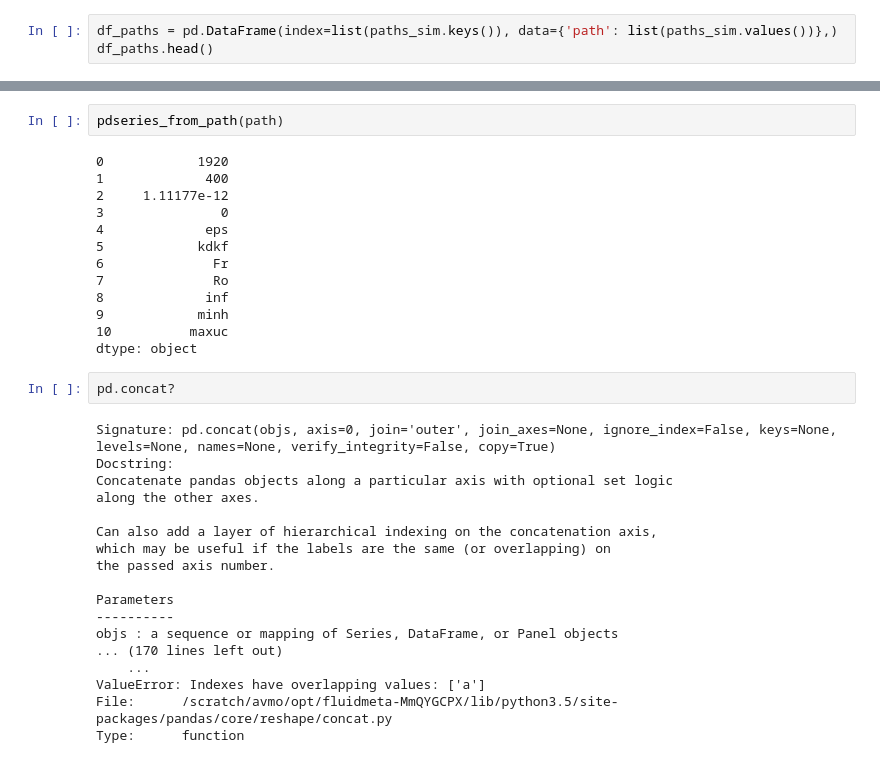
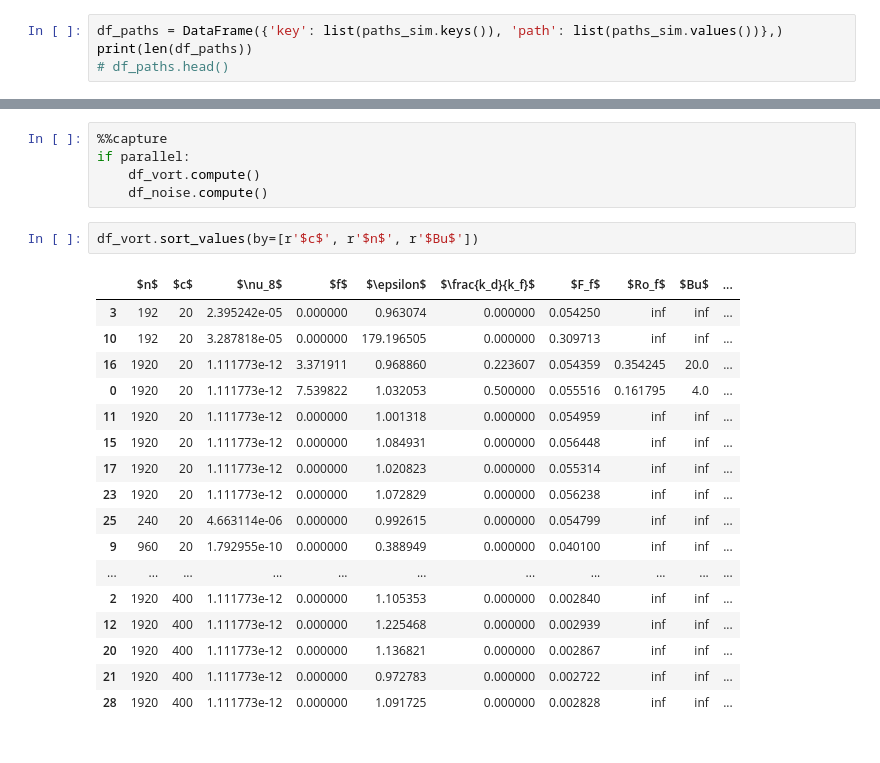
Before and after one commit to ashwinvis/augieretal_jfm_2019_shallow_water, a Jupyter notebook: Jupyter/scratchpad.ipynb, the cells around one changed output, grey strips where cells are left out. Cells and saved outputs as stored; diff of their text form.

```diff
--- a/Jupyter/scratchpad.ipynb
+++ b/Jupyter/scratchpad.ipynb
@@ -11,4 +8,5 @@ df_noise
 # %%
-df_paths = pd.DataFrame(index=list(paths_sim.keys()), data={'path': list(paths_sim.values())},)
-df_paths.head()
+df_paths = DataFrame({'key': list(paths_sim.keys()), 'path': list(paths_sim.values())},)
+print(len(df_paths))
+# df_paths.head()
 # %% [output]
@@ -54,35 +64,25 @@ df_noise.head()
-# %%
-pdseries_from_path(path)
-# %% [output]
-0            1920
-1             400
-2     1.11177e-12
-3               0
-4             eps
-5            kdkf
-6              Fr
-7              Ro
-8             inf
-9            minh
-10          maxuc
-dtype: object
-# %%
-pd.concat?
-# %% [output]
-Signature: pd.concat(objs, axis=0, join='outer', join_axes=None, ignore_index=False, keys=None, levels=None, names=None, verify_integrity=False, copy=True)
-Docstring:
-Concatenate pandas objects along a particular axis with optional set logic
-along the other axes.
-
-Can also add a layer of hierarchical indexing on the concatenation axis,
-which may be useful if the labels are the same (or overlapping) on
-the passed axis number.
-
-Parameters
-----------
-objs : a sequence or mapping of Series, DataFrame, or Panel objects
-... (170 lines left out)
-    ...
-ValueError: Indexes have overlapping values: ['a']
-File:      /scratch/avmo/opt/fluidmeta-MmQYGCPX/lib/python3.5/site-packages/pandas/core/reshape/concat.py
-Type:      function
+# %%
+%%capture
+if parallel:
+    df_vort.compute()
+    df_noise.compute()
+# %%
+df_vort.sort_values(by=[r'$c$', r'$n$', r'$Bu$'])
+# %% [output]
+|  | $n$ | $c$ | $\nu_8$ | $f$ | $\epsilon$ | $\frac{k_d}{k_f}$ | $F_f$ | $Ro_f$ | $Bu$ | ... |
+| 3 | 192 | 20 | 2.395242e-05 | 0.000000 | 0.963074 | 0.000000 | 0.054250 | inf | inf | ... |
+| 10 | 192 | 20 | 3.287818e-05 | 0.000000 | 179.196505 | 0.000000 | 0.309713 | inf | inf | ... |
+| 16 | 1920 | 20 | 1.111773e-12 | 3.371911 | 0.968860 | 0.223607 | 0.054359 | 0.354245 | 20.0 | ... |
+| 0 | 1920 | 20 | 1.111773e-12 | 7.539822 | 1.032053 | 0.500000 | 0.055516 | 0.161795 | 4.0 | ... |
+| 11 | 1920 | 20 | 1.111773e-12 | 0.000000 | 1.001318 | 0.000000 | 0.054959 | inf | inf | ... |
+| 15 | 1920 | 20 | 1.111773e-12 | 0.000000 | 1.084931 | 0.000000 | 0.056448 | inf | inf | ... |
+| 17 | 1920 | 20 | 1.111773e-12 | 0.000000 | 1.020823 | 0.000000 | 0.055314 | inf | inf | ... |
+| 23 | 1920 | 20 | 1.111773e-12 | 0.000000 | 1.072829 | 0.000000 | 0.056238 | inf | inf | ... |
+| 25 | 240 | 20 | 4.663114e-06 | 0.000000 | 0.992615 | 0.000000 | 0.054799 | inf | inf | ... |
+| 9 | 960 | 20 | 1.792955e-10 | 0.000000 | 0.388949 | 0.000000 | 0.040100 | inf | inf | ... |
+| ... | ... | ... | ... | ... | ... | ... | ... | ... | ... | ... |
+| 2 | 1920 | 400 | 1.111773e-12 | 0.000000 | 1.105353 | 0.000000 | 0.002840 | inf | inf | ... |
+| 12 | 1920 | 400 | 1.111773e-12 | 0.000000 | 1.225468 | 0.000000 | 0.002939 | inf | inf | ... |
+| 20 | 1920 | 400 | 1.111773e-12 | 0.000000 | 1.136821 | 0.000000 | 0.002867 | inf | inf | ... |
+| 21 | 1920 | 400 | 1.111773e-12 | 0.000000 | 0.972783 | 0.000000 | 0.002722 | inf | inf | ... |
+| 28 | 1920 | 400 | 1.111773e-12 | 0.000000 | 1.091725 | 0.000000 | 0.002828 | inf | inf | ... |
```
Also changed, not shown: parts of 10 cells of this notebook, 2 other files.
